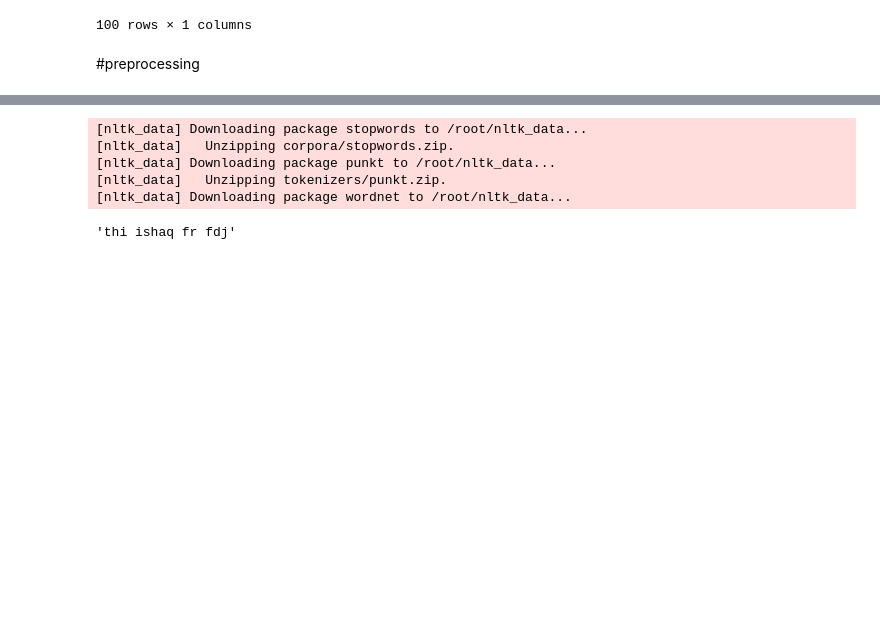
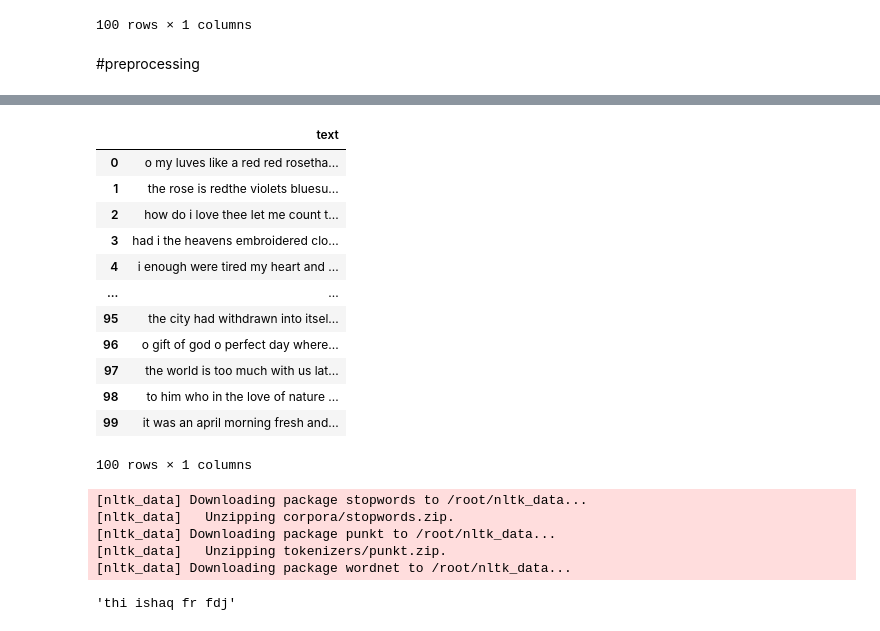
Before and after one commit to IshaqKHATTAK/Natural-Language-Processing, a Jupyter notebook: Next_word_prediction_using_LSTM.ipynb, the cells around one changed output, grey strips where cells are left out. Cells and saved outputs as stored; diff of their text form; code cells hidden in the pictures; blank space fills up the shorter version.

```diff
--- a/Next_word_prediction_using_LSTM.ipynb
+++ b/Next_word_prediction_using_LSTM.ipynb
@@ -76,6 +78,22 @@ def clean(text):
   return text
 # %%
 df['text'] = df['text'].apply(clean)
+# %%
+df
+# %% [output]
+|  | text |
+| 0 | o my luves like a red red rosetha... |
+| 1 | the rose is redthe violets bluesu... |
+| 2 | how do i love thee let me count t... |
+| 3 | had i the heavens embroidered clo... |
+| 4 | i enough were tired my heart and ... |
+| ... | ... |
+| 95 | the city had withdrawn into itsel... |
+| 96 | o gift of god o perfect day where... |
+| 97 | the world is too much with us lat... |
+| 98 | to him who in the love of nature ... |
+| 99 | it was an april morning fresh and... |
+100 rows × 1 columns
 # %%
 # stop word remval -- steaming -- lemetization
 
```
Also changed, not shown: parts of 7 cells of this notebook.
